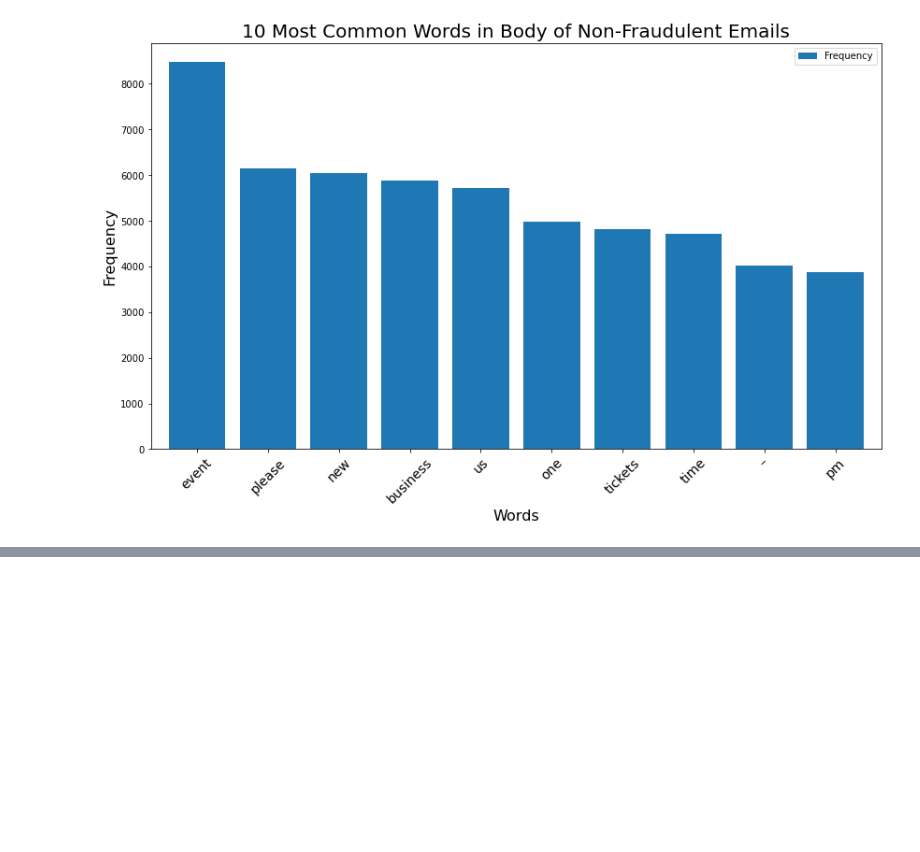
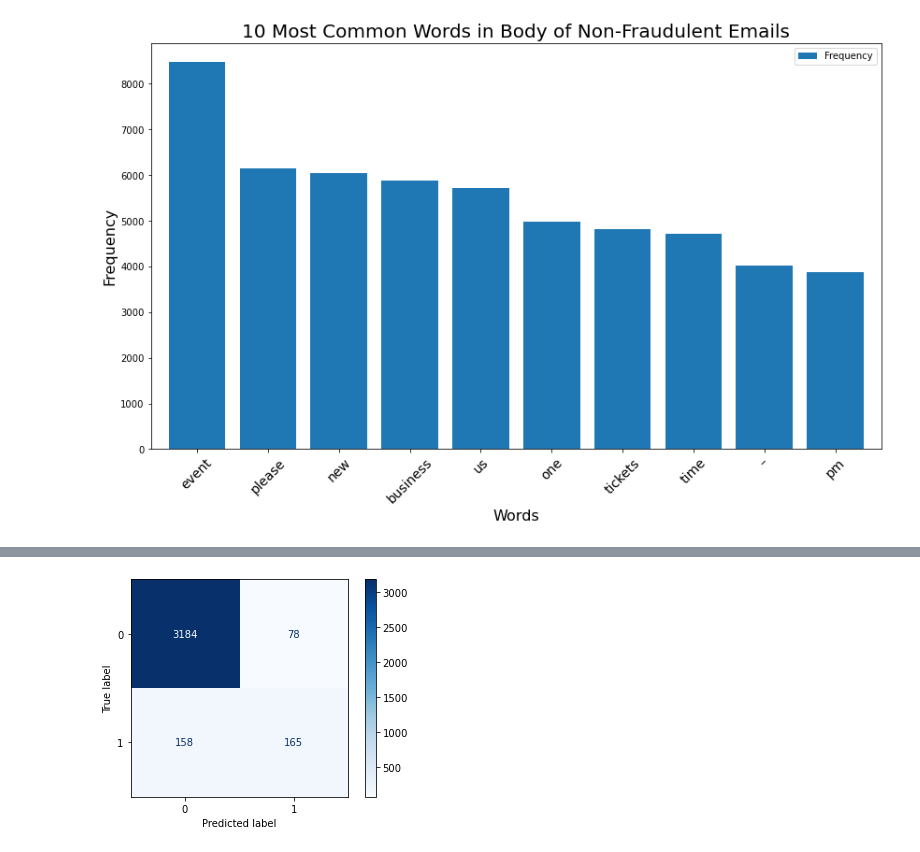
Before and after one commit to gverploeg/Fraud_Detection-, a Jupyter notebook: Sams-notebook.ipynb, the cells around one changed output, grey strips where cells are left out. Drawn from its saved outputs; the diff is of its cells as text; code cells hidden in the pictures; blank space fills up the shorter version.

```diff
--- a/Sams-notebook.ipynb
+++ b/Sams-notebook.ipynb
@@ -262,0 +281,6 @@ pm             3873
+# %%
+xtrain, xtest, ytrain, ytest = train_test_split(X, y, stratify=y)
+# %%
+knn = KNeighborsClassifier(n_neighbors=5, weights='distance')
+# %%
+knn.fit(xtrain, ytrain)
@@ -262,0 +296,2 @@ pm             3873
+# %%
+y_pred = knn.predict(xtest)
@@ -262,0 +301,6 @@ pm             3873
+# %%
+cm = confusion_matrix(ytest, y_pred)
+
+disp = ConfusionMatrixDisplay(confusion_matrix=cm).plot(cmap='Blues')
+# %% [output]
+[figure, added]
```
Also changed, not shown: parts of 7 cells of this notebook, 2 other files.
